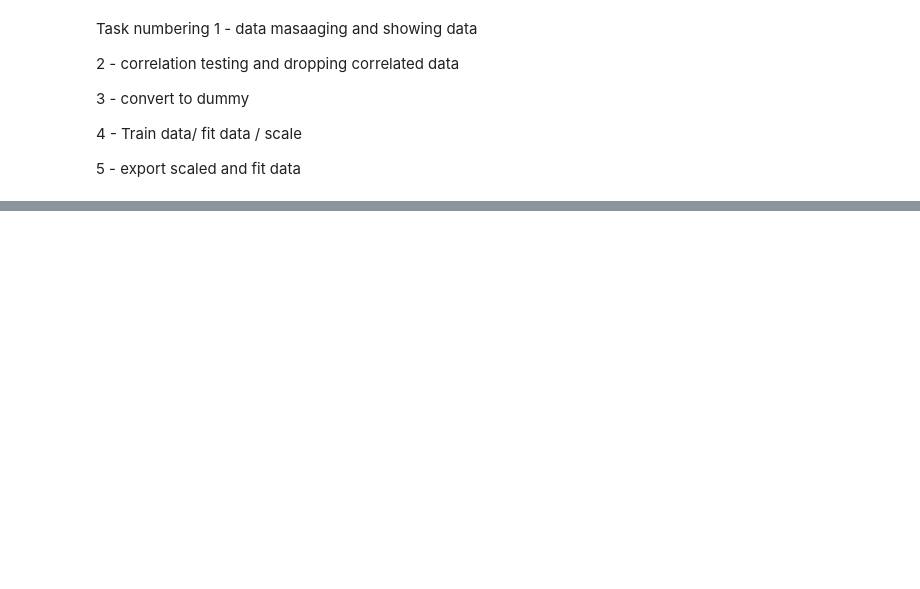
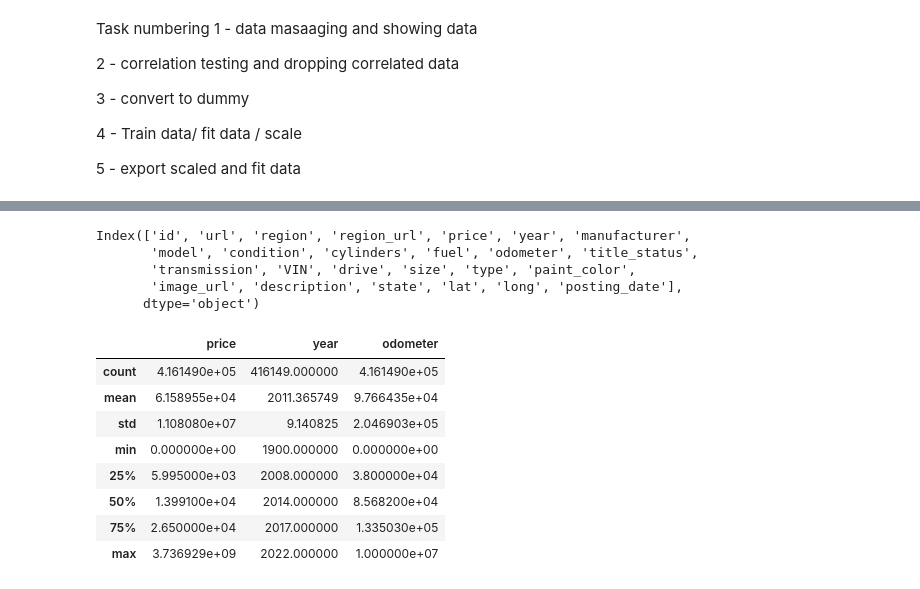
Before and after one commit to kwanjeff/DataTrack, a Jupyter notebook: Capstone 3/3. Preprocessing - Use Car.ipynb, the cells around one changed output, grey strips where cells are left out. Cells and saved outputs as stored; diff of their text form; code cells hidden in the pictures; blank space fills up the shorter version.

```diff
--- a/Capstone 3/3. Preprocessing - Use Car.ipynb
+++ b/Capstone 3/3. Preprocessing - Use Car.ipynb
@@ -27,0 +41,27 @@ UsedVehicle.head()
+# %%
+#Task 1.3
+UsedVehicle.columns
+# %% [output]
+Index(['id', 'url', 'region', 'region_url', 'price', 'year', 'manufacturer',
+       'model', 'condition', 'cylinders', 'fuel', 'odometer', 'title_status',
+       'transmission', 'VIN', 'drive', 'size', 'type', 'paint_color',
+       'image_url', 'description', 'state', 'lat', 'long', 'posting_date'],
+      dtype='object')
+# %%
+#Task 1.4
+# need to drop this column as id is not a measurable column
+UsedVehicle.drop(UsedVehicle[['id','url','image_url']].columns,axis=1,inplace = True)
+# %%
+#Task 1.5
+
+UsedVehicle.describe()
+# %% [output]
+|  | price | year | odometer |
+| count | 4.161490e+05 | 416149.000000 | 4.161490e+05 |
+| mean | 6.158955e+04 | 2011.365749 | 9.766435e+04 |
+| std | 1.108080e+07 | 9.140825 | 2.046903e+05 |
+| min | 0.000000e+00 | 1900.000000 | 0.000000e+00 |
+| 25% | 5.995000e+03 | 2008.000000 | 3.800000e+04 |
+| 50% | 1.399100e+04 | 2014.000000 | 8.568200e+04 |
+| 75% | 2.650000e+04 | 2017.000000 | 1.335030e+05 |
+| max | 3.736929e+09 | 2022.000000 | 1.000000e+07 |
```
Also changed, not shown: parts of 11 cells of this notebook.
